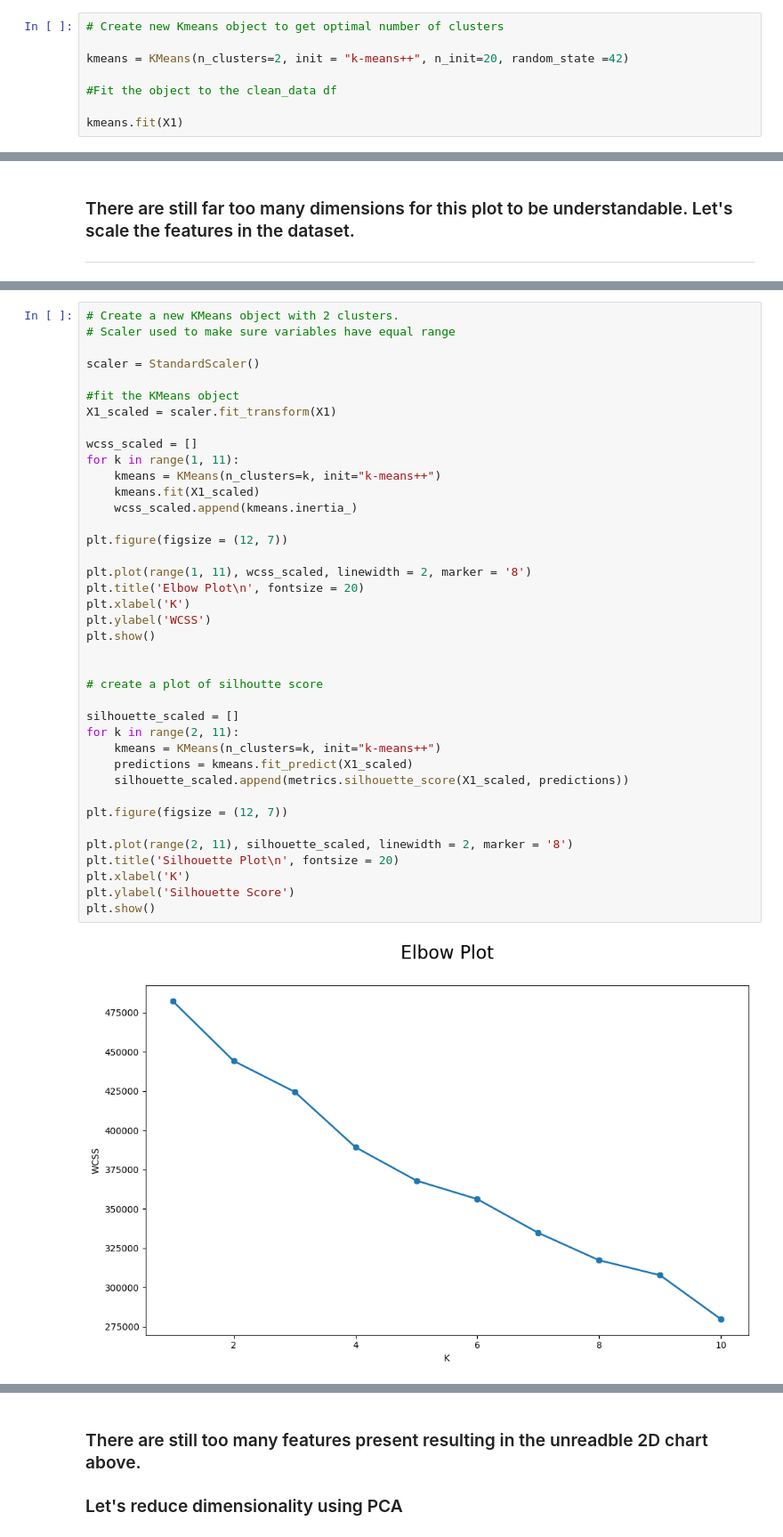
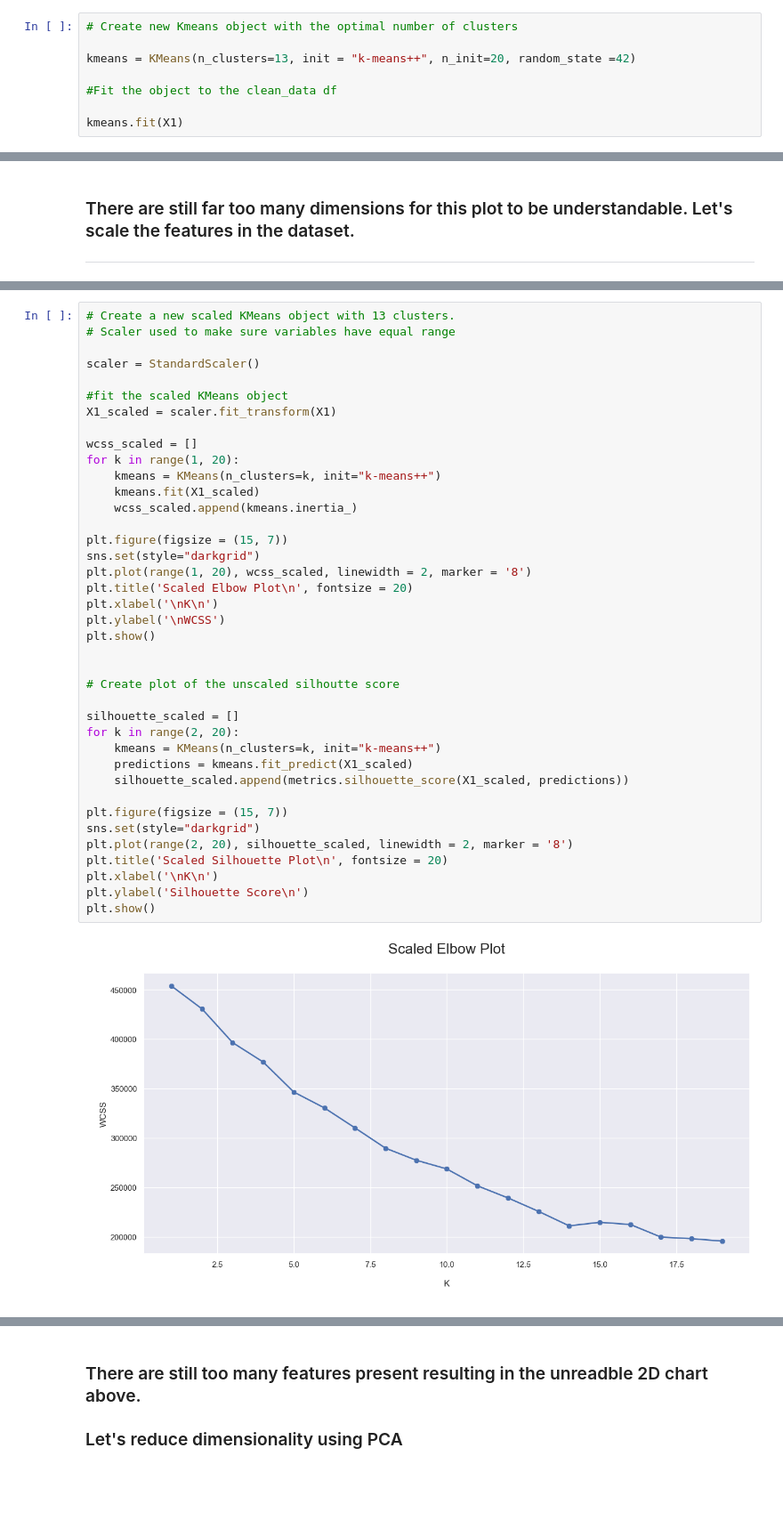
Before and after one commit to thetechleila/Music-Recommendation-Algorithm, a Jupyter notebook: code/fixed_model.ipynb, the cells around one changed output, grey strips where cells are left out. Shown at 89% size. Drawn from its saved outputs; the diff is of its cells as text; blank space fills up the shorter version.

```diff
--- a/code/fixed_model.ipynb
+++ b/code/fixed_model.ipynb
@@ -87,9 +89,9 @@ ___
 >
 * ###   Leave room for possible future comparison as it ensures any models trained with different algorithms will be tested on the *same* data, making comparison straightforward
 # %%
-# Create new Kmeans object to get optimal number of clusters
+# Create new Kmeans object with the optimal number of clusters
 
-kmeans = KMeans(n_clusters=2, init = "k-means++", n_init=20, random_state =42)
+kmeans = KMeans(n_clusters=13, init = "k-means++", n_init=20, random_state =42)
 
 #Fit the object to the clean_data df
 
@@ -139,42 +165,42 @@ ___
 ___
 # %%
-# Create a new KMeans object with 2 clusters.
+# Create a new scaled KMeans object with 13 clusters.
 # Scaler used to make sure variables have equal range
 
 scaler = StandardScaler()
 
-#fit the KMeans object
+#fit the scaled KMeans object
 X1_scaled = scaler.fit_transform(X1)
 
 wcss_scaled = []
-for k in range(1, 11):
+for k in range(1, 20):
     kmeans = KMeans(n_clusters=k, init="k-means++")
     kmeans.fit(X1_scaled)
     wcss_scaled.append(kmeans.inertia_)
 
-plt.figure(figsize = (12, 7))
-
-plt.plot(range(1, 11), wcss_scaled, linewidth = 2, marker = '8')
-plt.title('Elbow Plot\n', fontsize = 20)
-plt.xlabel('K')
-plt.ylabel('WCSS')
+plt.figure(figsize = (15, 7))
+sns.set(style="darkgrid")
+plt.plot(range(1, 20), wcss_scaled, linewidth = 2, marker = '8')
+plt.title('Scaled Elbow Plot\n', fontsize = 20)
+plt.xlabel('\nK\n')
+plt.ylabel('\nWCSS')
 plt.show()
 
 
-# create a plot of silhoutte score
+# Create plot of the unscaled silhoutte score
 
 silhouette_scaled = []
-for k in range(2, 11):
+for k in range(2, 20):
     kmeans = KMeans(n_clusters=k, init="k-means++")
     predictions = kmeans.fit_predict(X1_scaled)
     silhouette_scaled.append(metrics.silhouette_score(X1_scaled, predictions))
 
-plt.figure(figsize = (12, 7))
-
-plt.plot(range(2, 11), silhouette_scaled, linewidth = 2, marker = '8')
-plt.title('Silhouette Plot\n', fontsize = 20)
-plt.xlabel('K')
-plt.ylabel('Silhouette Score')
+plt.figure(figsize = (15, 7))
+sns.set(style="darkgrid")
+plt.plot(range(2, 20), silhouette_scaled, linewidth = 2, marker = '8')
+plt.title('Scaled Silhouette Plot\n', fontsize = 20)
+plt.xlabel('\nK\n')
+plt.ylabel('Silhouette Score\n')
 plt.show()
 # %% [output]
-[figure, old version]
+[figure, new version]
```
Also changed, not shown: parts of 27 cells of this notebook, 9 other files.
